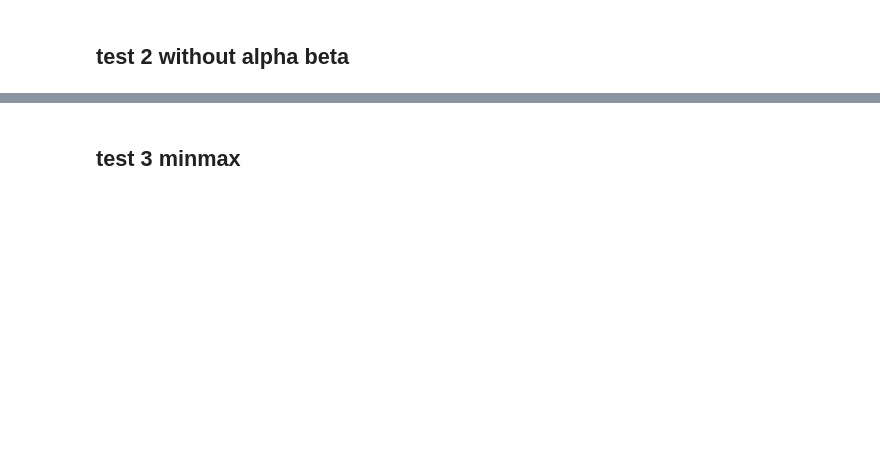
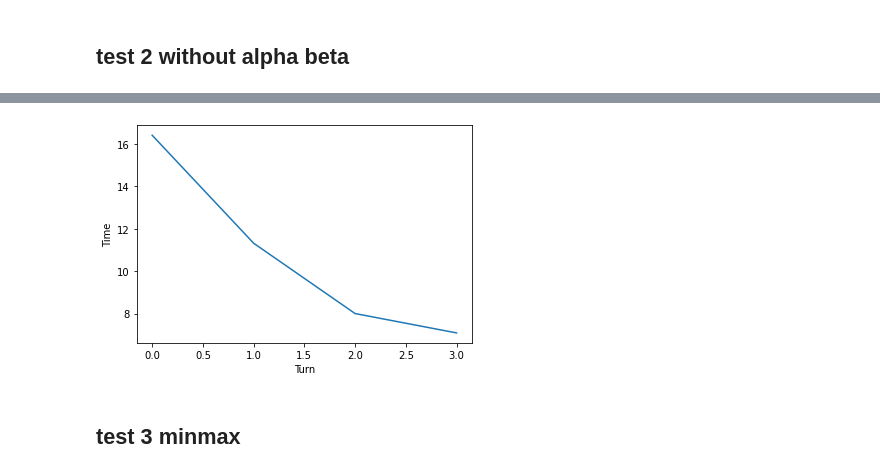
Before and after one commit to BMB0/Assignment-3, a Jupyter notebook: Teeko.ipynb, the cells around one changed output, grey strips where cells are left out. Saved outputs shown, nothing was run; the diff lists cells and outputs as text; code cells hidden in the pictures; blank space fills up the shorter version.

```diff
--- a/Teeko.ipynb
+++ b/Teeko.ipynb
@@ -1310,6 +1328,16 @@ Primer Jugador:  ('MAX', 1)
  [0. 2. 1. 0. 0.]
  [0. 2. 0. 1. 0.]
  [0. 2. 0. 0. 0.]]
+# %%
+
+plot.plot(range(len(turn_time)), turn_time)
+plot.xlabel('Turn')
+plot.ylabel('Time')
+plot.title('')
+
+plot.show()
+# %% [output]
+[figure, added]
 # %% [markdown]
 ## test 3 minmax
 # %%
```
Also changed, not shown: parts of 11 cells of this notebook, 7 other files.
